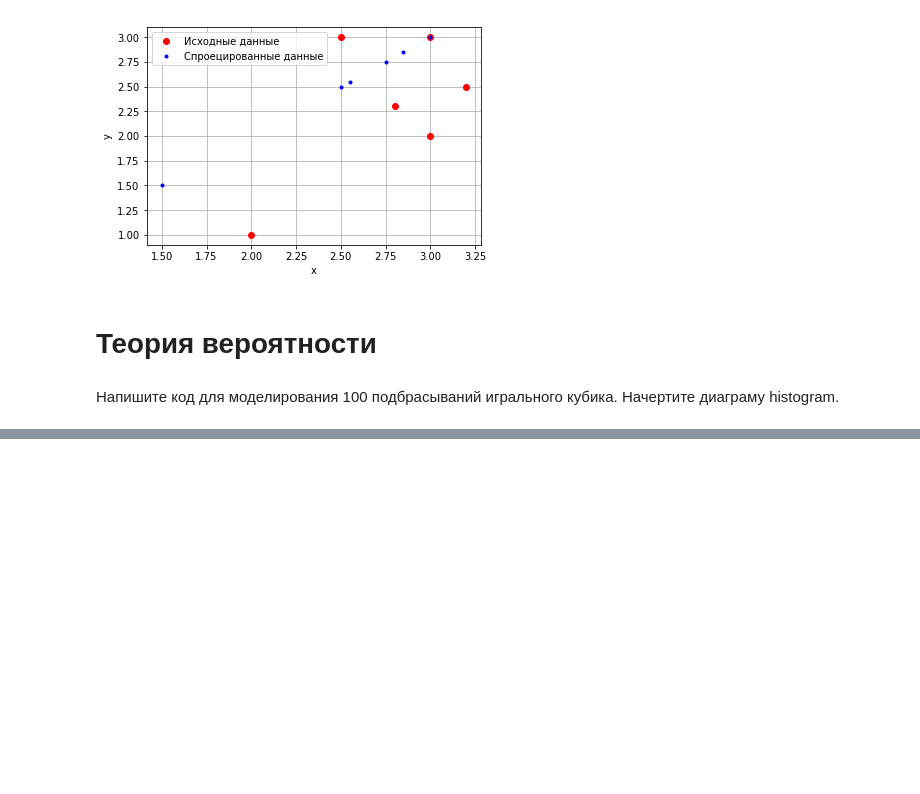
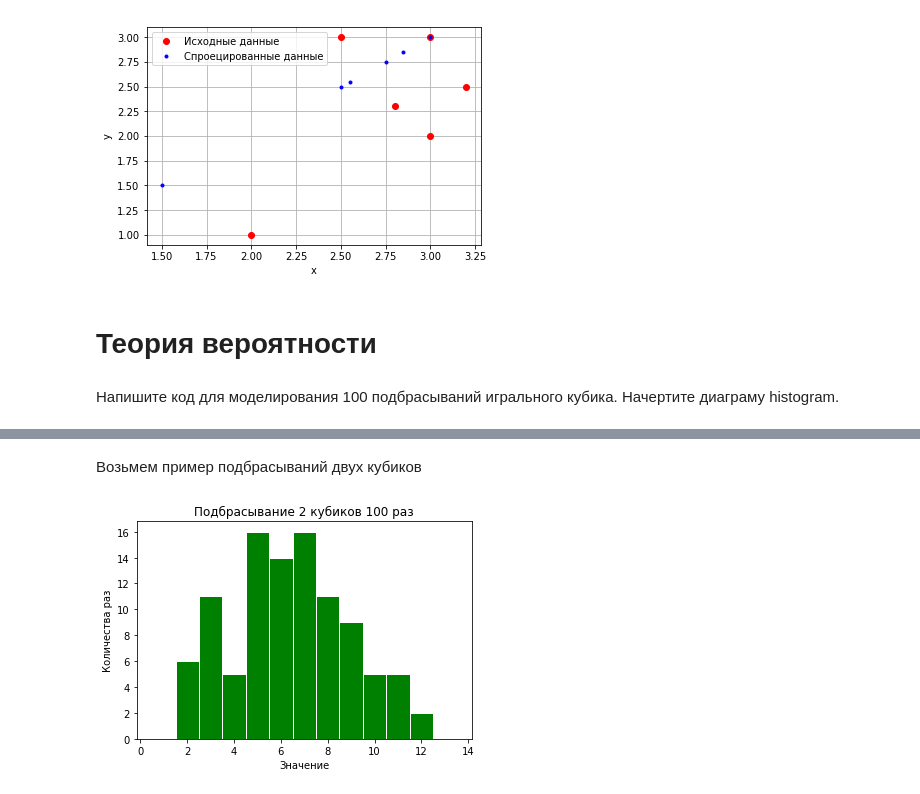
Before and after one commit to yustiks/statistics_in_python, a Jupyter notebook: dz2_solved.ipynb, the cells around one changed output, grey strips where cells are left out. Drawn from its saved outputs; the diff is of its cells as text; code cells hidden in the pictures; blank space fills up the shorter version.

```diff
--- a/dz2_solved.ipynb
+++ b/dz2_solved.ipynb
@@ -246,0 +244,14 @@ pylab.show()
+# %% [markdown]
+Возьмем пример подбрасываний двух кубиков
+# %%
+# Массив значений
+values = []
+for i in range(trials):
+  values.append(numpy.random.randint(1, 7) + numpy.random.randint(1, 7))
+pylab.hist(values, bins=[0.5, 1.5, 2.5, 3.5, 4.5, 5.5, 6.5, 7.5, 8.5, 9.5, 10.5, 11.5, 12.5, 13.5], facecolor='green', edgecolor='white')
+pylab.xlabel('Значение')
+pylab.ylabel('Количества раз')
+pylab.title('Подбрасывание 2 кубиков ' + str(trials) + ' раз')
+pylab.show()
+# %% [output]
+[figure, added]
```
Also changed, not shown: parts of 1 cell of this notebook.
